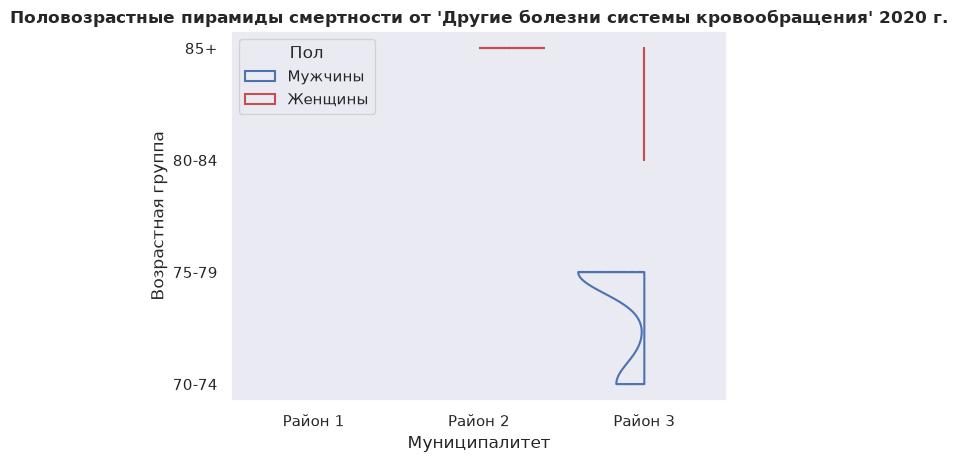
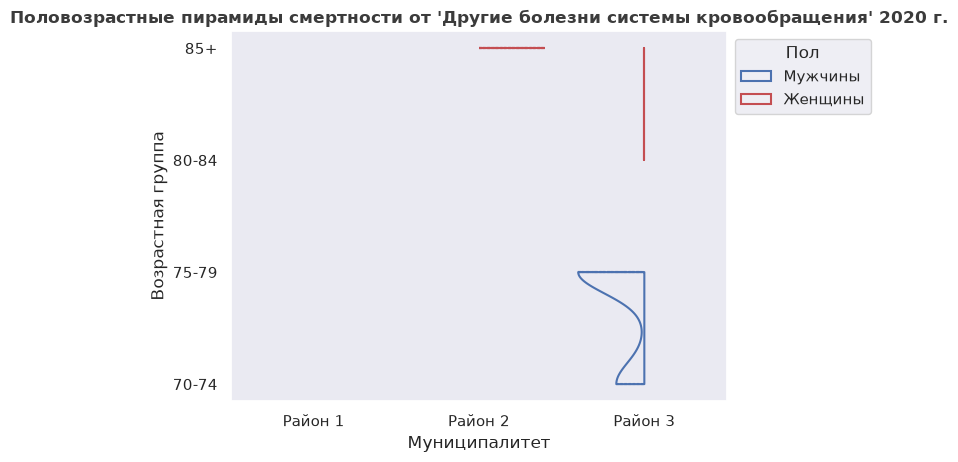
Code edit (unified diff) that turned the first committed figure into the second:
--- before
+++ after
@@ -22,3 +22,5 @@
 ax.invert_yaxis()
 # Добавление подписи.
-ax.set_title("Половозрастные пирамиды смертности от '{}' {} г.".format(cause, age), fontweight='bold')
+ax.set_title("Половозрастные пирамиды смертности от '{}' {} г.".format(cause, age), fontweight='bold', alpha=0.90)
+# Перемещение легенды.
+legend = plt.legend(loc='upper left', bbox_to_anchor=(1, 1), title='Пол')

Commit: Update Пирамиды.ipynb